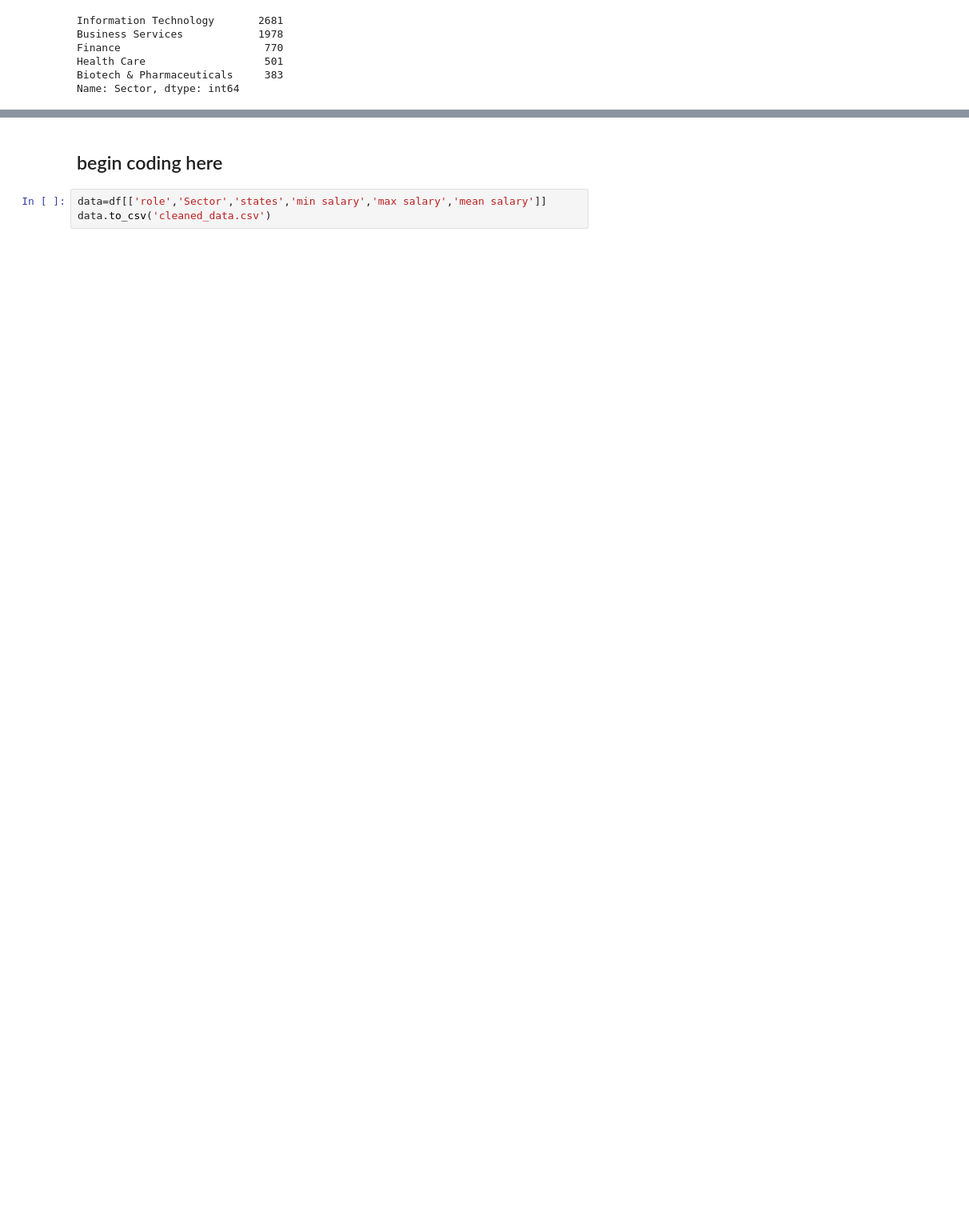
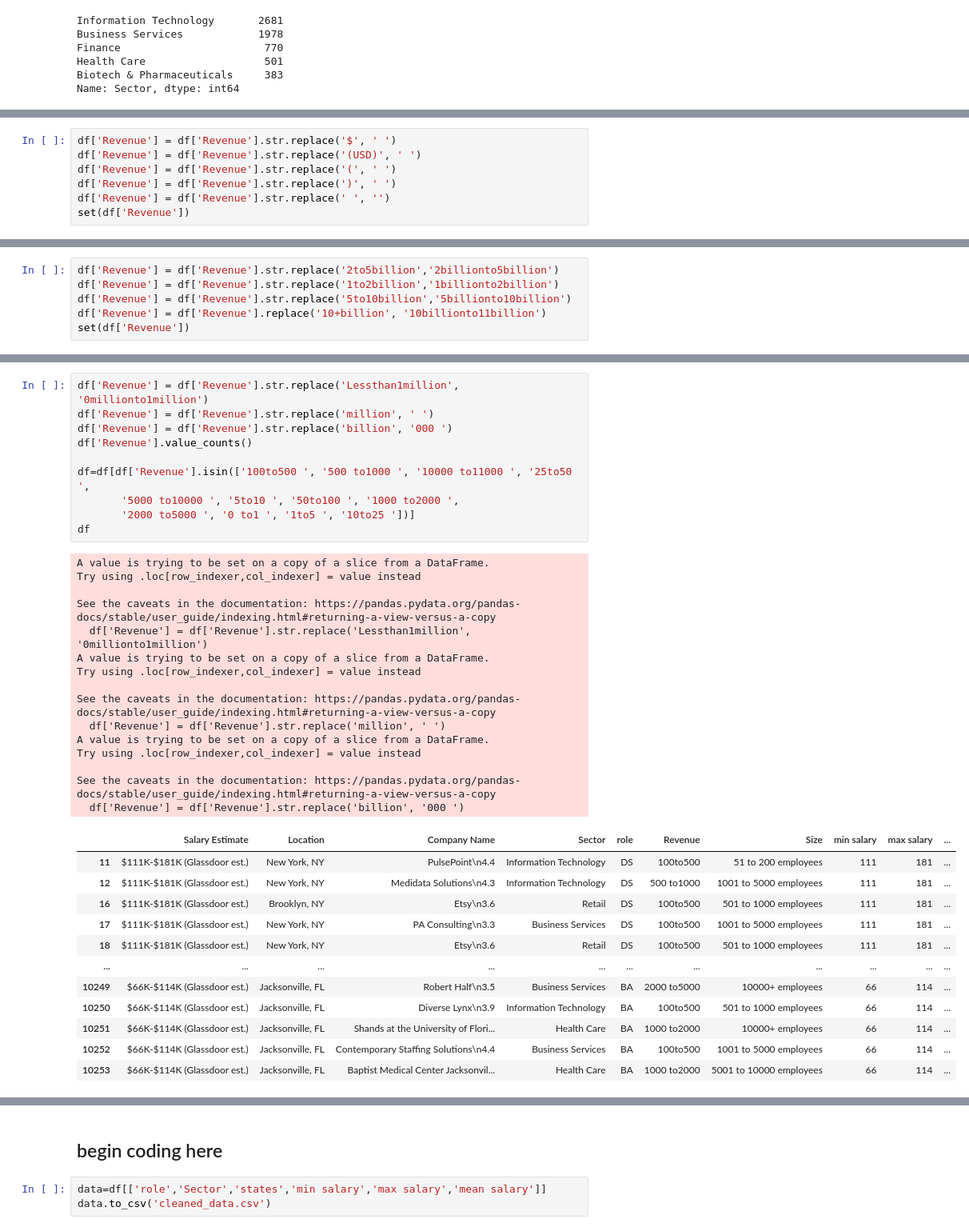
Before and after one commit to jchen056/DS_Salary, a Jupyter notebook: pages/data_cleaning.ipynb, the cells around one changed output, grey strips where cells are left out. Shown at 80% size. Saved outputs shown, nothing was run; the diff lists cells and outputs as text; blank space fills up the shorter version.

```diff
--- a/pages/data_cleaning.ipynb
+++ b/pages/data_cleaning.ipynb
@@ -139,0 +158,7 @@ Name: Sector, dtype: int64
+# %%
+df['Revenue'] = df['Revenue'].str.replace('$', ' ')
+df['Revenue'] = df['Revenue'].str.replace('(USD)', ' ')
+df['Revenue'] = df['Revenue'].str.replace('(', ' ')
+df['Revenue'] = df['Revenue'].str.replace(')', ' ')
+df['Revenue'] = df['Revenue'].str.replace(' ', '')
+set(df['Revenue'])
@@ -139,0 +196,6 @@ Name: Sector, dtype: int64
+# %%
+df['Revenue'] = df['Revenue'].str.replace('2to5billion','2billionto5billion')
+df['Revenue'] = df['Revenue'].str.replace('1to2billion','1billionto2billion')
+df['Revenue'] = df['Revenue'].str.replace('5to10billion','5billionto10billion')
+df['Revenue'] = df['Revenue'].replace('10+billion', '10billionto11billion')
+set(df['Revenue'])
@@ -139,0 +236,38 @@ Name: Sector, dtype: int64
+# %%
+df['Revenue'] = df['Revenue'].str.replace('Lessthan1million', '0millionto1million')
+df['Revenue'] = df['Revenue'].str.replace('million', ' ')
+df['Revenue'] = df['Revenue'].str.replace('billion', '000 ')
+df['Revenue'].value_counts()
+
+df=df[df['Revenue'].isin(['100to500 ', '500 to1000 ', '10000 to11000 ', '25to50 ',
+       '5000 to10000 ', '5to10 ', '50to100 ', '1000 to2000 ',
+       '2000 to5000 ', '0 to1 ', '1to5 ', '10to25 '])]
+df
+# %% [output]
+A value is trying to be set on a copy of a slice from a DataFrame.
+Try using .loc[row_indexer,col_indexer] = value instead
+
+See the caveats in the documentation: https://pandas.pydata.org/pandas-docs/stable/user_guide/indexing.html#returning-a-view-versus-a-copy
+  df['Revenue'] = df['Revenue'].str.replace('Lessthan1million', '0millionto1million')
+A value is trying to be set on a copy of a slice from a DataFrame.
+Try using .loc[row_indexer,col_indexer] = value instead
+
+See the caveats in the documentation: https://pandas.pydata.org/pandas-docs/stable/user_guide/indexing.html#returning-a-view-versus-a-copy
+  df['Revenue'] = df['Revenue'].str.replace('million', ' ')
+A value is trying to be set on a copy of a slice from a DataFrame.
+Try using .loc[row_indexer,col_indexer] = value instead
+
+See the caveats in the documentation: https://pandas.pydata.org/pandas-docs/stable/user_guide/indexing.html#returning-a-view-versus-a-copy
+  df['Revenue'] = df['Revenue'].str.replace('billion', '000 ')
+|  | Salary Estimate | Location | Company Name | Sector | role | Revenue | Size | min salary | max salary | ... |
+| 11 | $111K-$181K (Glassdoor est.) | New York, NY | PulsePoint\n4.4 | Information Technology | DS | 100to500 | 51 to 200 employees | 111 | 181 | ... |
+| 12 | $111K-$181K (Glassdoor est.) | New York, NY | Medidata Solutions\n4.3 | Information Technology | DS | 500 to1000 | 1001 to 5000 employees | 111 | 181 | ... |
+| 16 | $111K-$181K (Glassdoor est.) | Brooklyn, NY | Etsy\n3.6 | Retail | DS | 100to500 | 501 to 1000 employees | 111 | 181 | ... |
+| 17 | $111K-$181K (Glassdoor est.) | New York, NY | PA Consulting\n3.3 | Business Services | DS | 100to500 | 1001 to 5000 employees | 111 | 181 | ... |
+| 18 | $111K-$181K (Glassdoor est.) | New York, NY | Etsy\n3.6 | Retail | DS | 100to500 | 501 to 1000 employees | 111 | 181 | ... |
+| ... | ... | ... | ... | ... | ... | ... | ... | ... | ... | ... |
+| 10249 | $66K-$114K (Glassdoor est.) | Jacksonville, FL | Robert Half\n3.5 | Business Services | BA | 2000 to5000 | 10000+ employees | 66 | 114 | ... |
+| 10250 | $66K-$114K (Glassdoor est.) | Jacksonville, FL | Diverse Lynx\n3.9 | Information Technology | BA | 100to500 | 501 to 1000 employees | 66 | 114 | ... |
+| 10251 | $66K-$114K (Glassdoor est.) | Jacksonville, FL | Shands at the University of Flori... | Health Care | BA | 1000 to2000 | 10000+ employees | 66 | 114 | ... |
+| 10252 | $66K-$114K (Glassdoor est.) | Jacksonville, FL | Contemporary Staffing Solutions\n4.4 | Business Services | BA | 100to500 | 1001 to 5000 employees | 66 | 114 | ... |
+| 10253 | $66K-$114K (Glassdoor est.) | Jacksonville, FL | Baptist Medical Center Jacksonvil... | Health Care | BA | 1000 to2000 | 5001 to 10000 employees | 66 | 114 | ... |
```
Also changed, not shown: parts of 23 cells of this notebook, 1 other file.
